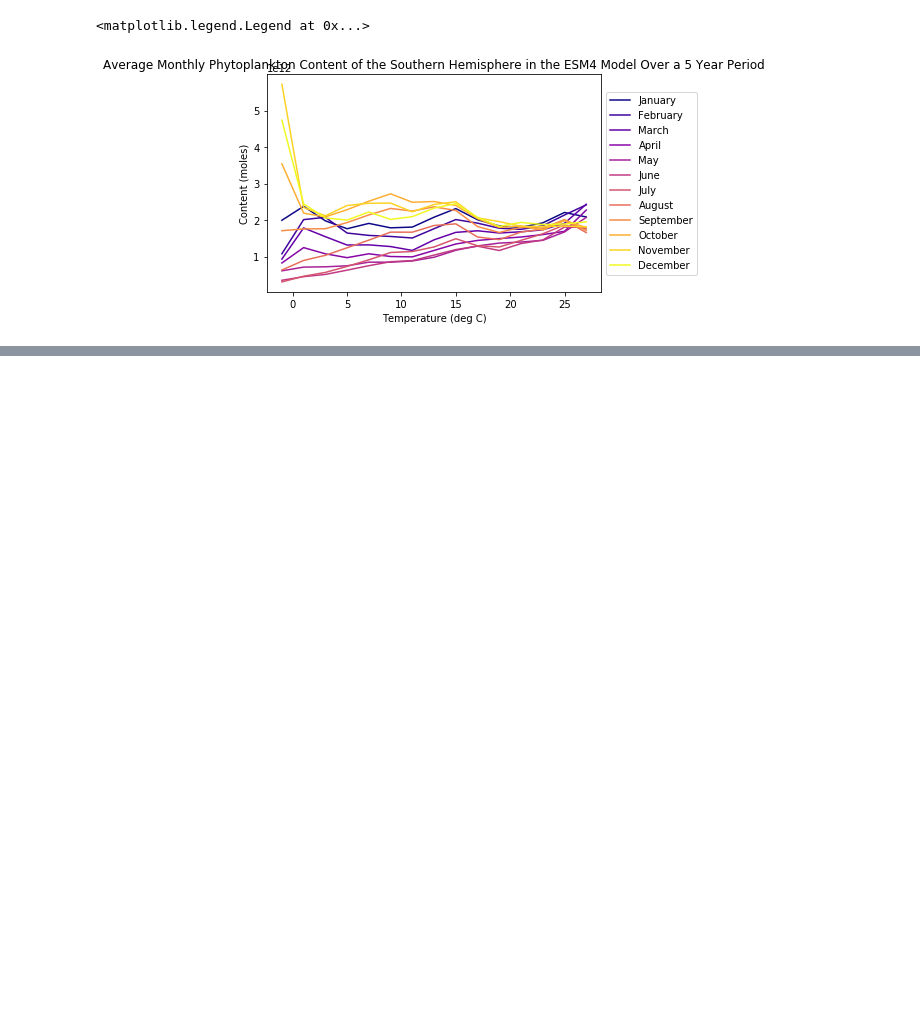
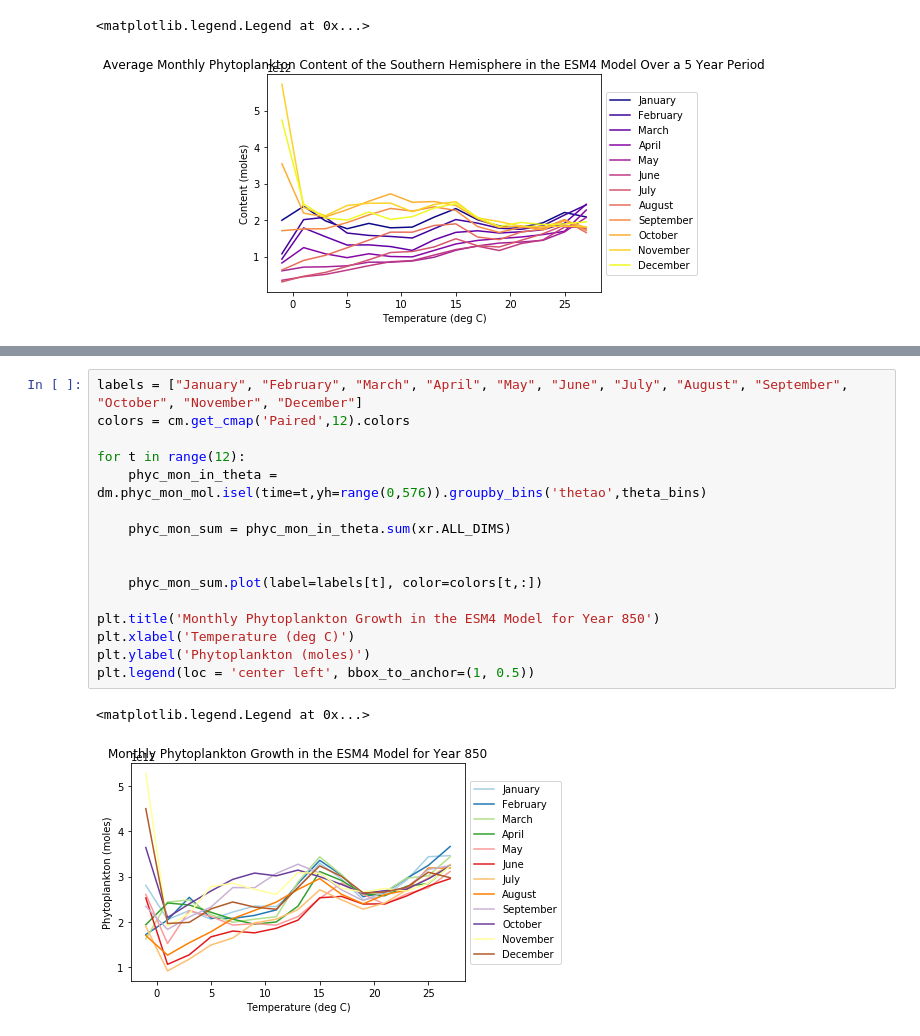
Before and after one commit to mlexaathews/wmt_bgc, a Jupyter notebook: phyto-vs-temp.ipynb, the cells around one changed output, grey strips where cells are left out. Drawn from its saved outputs; the diff is of its cells as text; blank space fills up the shorter version.

```diff
--- a/phyto-vs-temp.ipynb
+++ b/phyto-vs-temp.ipynb
@@ -253,0 +365,19 @@ AttributeError: 'DataArrayGroupBy' object has no attribute 'items'
+# %%
+labels = ["January", "February", "March", "April", "May", "June", "July", "August", "September", "October", "November", "December"]
+colors = cm.get_cmap('Paired',12).colors
+
+for t in range(12):
+    phyc_mon_in_theta = dm.phyc_mon_mol.isel(time=t,yh=range(0,576)).groupby_bins('thetao',theta_bins)
+
+    phyc_mon_sum = phyc_mon_in_theta.sum(xr.ALL_DIMS)
+
+
+    phyc_mon_sum.plot(label=labels[t], color=colors[t,:])
+
+plt.title('Monthly Phytoplankton Growth in the ESM4 Model for Year 850')
+plt.xlabel('Temperature (deg C)')
+plt.ylabel('Phytoplankton (moles)')
+plt.legend(loc = 'center left', bbox_to_anchor=(1, 0.5))
+# %% [output]
+<matplotlib.legend.Legend at 0x...>
+[figure, added]
```
Also changed, not shown: parts of 14 cells of this notebook.
